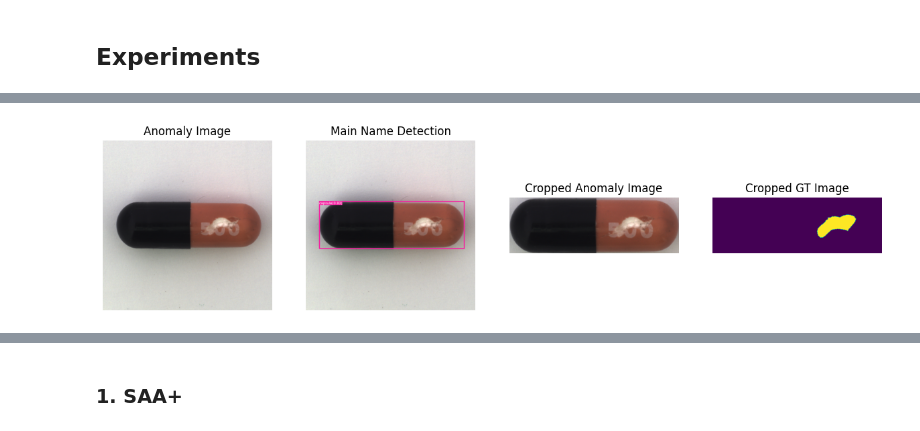
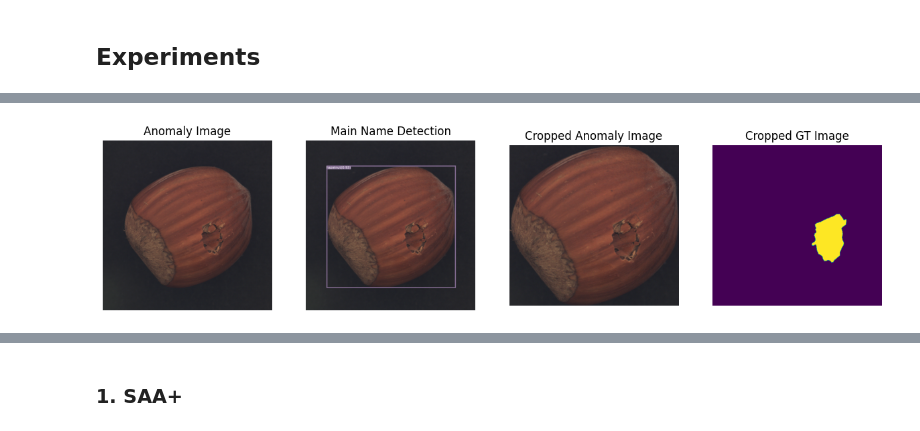
Before and after one commit to sybeam27/DOT-Prompt, a Jupyter notebook: ZSAS_v1 copy_0624sy copy.ipynb, the cells around one changed output, grey strips where cells are left out. Saved outputs shown, nothing was run; the diff lists cells and outputs as text; code cells hidden in the pictures.

```diff
--- a/ZSAS_v1 copy_0624sy copy.ipynb
+++ b/ZSAS_v1 copy_0624sy copy.ipynb
@@ -115,9 +115,9 @@ Special tokens have been added in the vocabulary, make sure the associated word
 ## Experiments
 # %%
 # load image
-main_name = "capsule"
-sub_name = "poke"
-sub_number = "000"
+main_name = "hazelnut"
+sub_name = "crack"
+sub_number = "014"
 # %%
 # Ours
 image_path = './dataset/mvtec/{}/test/{}/{}.png'.format(main_name, sub_name, sub_number)
@@ -152,30 +152,40 @@ for i in range(boxes_filt.size(0)):
     boxes_filt[i] = boxes_filt[i] * torch.Tensor([W, H, W, H])
     boxes_filt[i][:2] -= boxes_filt[i][2:] / 2
     boxes_filt[i][2:] += boxes_filt[i][:2]
-
 boxes_filt = boxes_filt.cpu()
 
+# nms
 nms_idx = torchvision.ops.nms(boxes_filt, scores, iou_threshold).numpy().tolist()
 boxes_filt = boxes_filt[nms_idx]
 pred_phrases = [pred_phrases[idx] for idx in nms_idx]
 scores = [scores[idx] for idx in nms_idx]
 
+# 가장 큰 box 선택
+widths = boxes_filt[:, 2] - boxes_filt[:, 0]
+heights = boxes_filt[:, 3] - boxes_filt[:, 1]
+areas = widths * heights
+max_area, max_index = torch.max(areas, dim=0)
+boxes_filt = boxes_filt[max_index]
+pred_phrases = pred_phrases[max_index]
+scores = scores[max_index]
+
 #Draw Box
 box_image = raw_image.copy()
 box_draw = ImageDraw.Draw(box_image)
-for box, label in zip(boxes_filt, pred_phrases):
-    draw_box(box, box_draw, label)
+draw_box(boxes_filt, box_draw, pred_phrases)
 box_image_show = np.array(box_image)
 
-left, upper, right, lower = boxes_filt[0]
-
+left, upper, right, lower = boxes_filt
 left = int(left)
 upper = int(upper)
 right = int(right)
 lower = int(lower)
 
+# cropped_image = raw_image.crop((left - 20, upper - 20, right + 20, lower + 20))
+# cropped_gt = gt_image[upper - 20:lower + 20, left - 20:right+ 20]
 cropped_image = raw_image.crop((left, upper, right, lower))
 cropped_gt = gt_image[upper:lower, left:right]
+cropped_source = source_image[upper:lower, left:right]
 
 plt.figure(figsize=(15, 7))
 plt.subplot(141)
@@ -198,57 +208,4 @@ plt.imshow(cropped_gt)
 plt.axis('off')
 plt.title('Cropped GT Image')
 plt.show()
-
-# tag : sub_name
-raw_image = cropped_image  # load image
-source_image = np.asarray(raw_image)
-
-normalize = TS.Normalize(mean=[0.485, 0.456, 0.406], std=[0.229, 0.224, 0.225])
-ram_transform = TS.Compose([
-    TS.Resize((384, 384)),
-    TS.ToTensor(),
-    normalize
-])
-
-transform = T.Compose(
-    [
-        T.RandomResize([800], max_size=1333),
-        T.ToTensor(),
-        T.Normalize([0.485, 0.456, 0.406], [0.229, 0.224, 0.225]),
-    ]
-)
-
-ram_image = raw_image.resize((384, 384))
-ram_image = ram_transform(ram_image).unsqueeze(0)
-
-image, _ = transform(raw_image, None)  # 3, h, w
-
-# Run ram model
-res = inference_ram(ram_image.to(DEVICE), ram_model)
-tags = res[0].strip(' ').replace('  ', ' ').replace(' |', ',')
-print("Tags: ", tags)
-print('RAM finished')
-
-# Run Llama3
-llama_tags = anomaly_llama(llama_tokenizer, llama_model, tags)
-print('Llama3 finished')
-
-# Set TEXT_PROMPT
-TEXT_PROMPT = sub_name
-# TEXT_PROMPT = llama_tags
-# TEXT_PROMPT = "defect"
-print('text_prompt : ', TEXT_PROMPT)
-
-# size_tuple = find_largest_box_size(grounding_dino_model, image, raw_image, main_name, box_threshold, text_threshold, iou_threshold, DEVICE)
-# size_threshold = [size_tuple[0] - 0.1, size_tuple[1] - 0.1]
-# print(size_threshold)
-boxes_filt, pred_phrases, scores = get_grounding_output(grounding_dino_model, image, tags, box_threshold, text_threshold, DEVICE)
-widths = boxes_filt[:, 2] - boxes_filt[:, 0]
-heights = boxes_filt[:, 3] - boxes_filt[:, 1]
-print(widths, heights)
-
-largest_width = torch.max(widths)
-largest_height = torch.max(heights)
-size_threshold = [largest_width.item() - 0.1, largest_height.item() - 0.1]
-print(size_threshold)
 # %% [output]
@@ -256 +213 @@ text_prompt :  capsule
-[figure, old version]
+[figure, new version]
```
Also changed, not shown: parts of 6 cells of this notebook, 4 other files.
